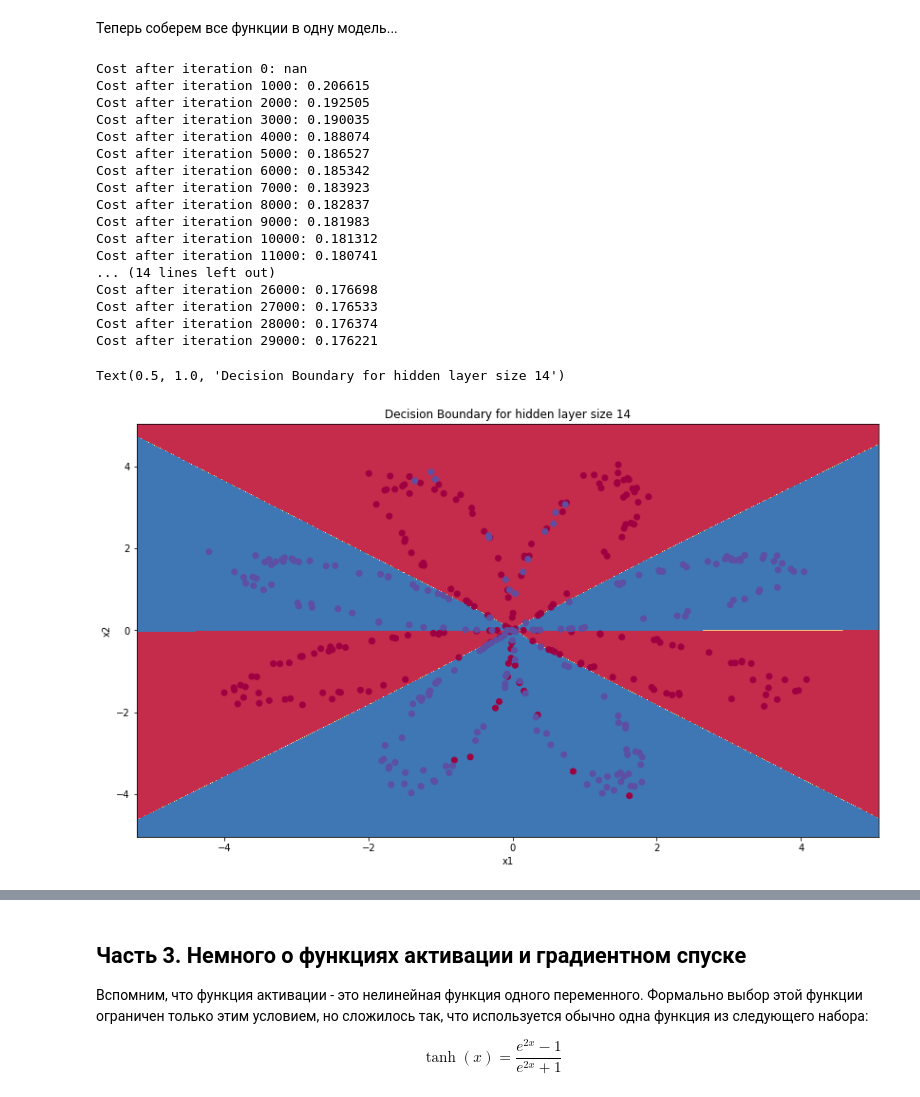
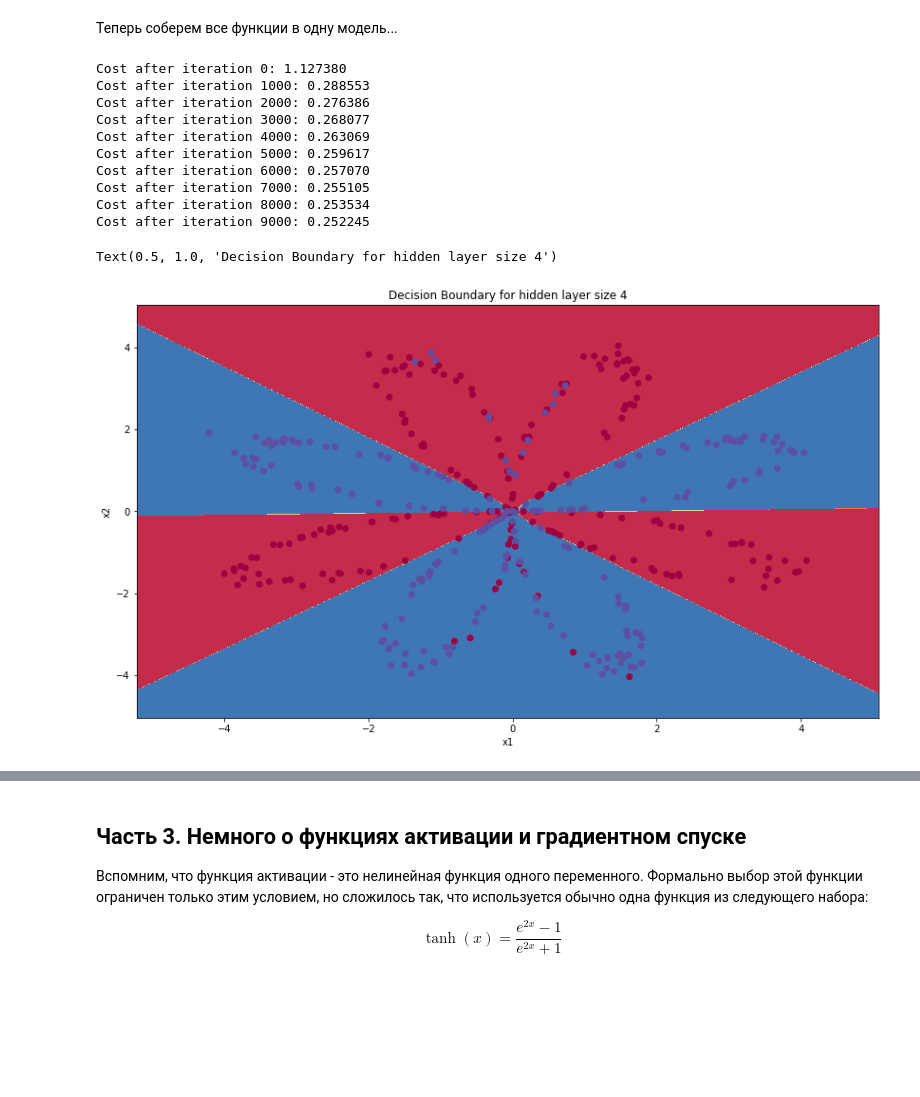
Before and after one commit to semien/cosht-nn, a Jupyter notebook: hw2/hw2_1hidden_layer_NN.ipynb, the cells around one changed output, grey strips where cells are left out. Cells and saved outputs as stored; diff of their text form; code cells hidden in the pictures; blank space fills up the shorter version.

```diff
--- a/hw2/hw2_1hidden_layer_NN.ipynb
+++ b/hw2/hw2_1hidden_layer_NN.ipynb
@@ -174,9 +163,9 @@ def initialize_parameters(n_x, n_h, n_y):
     np.random.seed(2) # ЭТУ_СТРОКУ_НЕ_РЕДАКТИРОВАТЬ
 
     ### START CODE HERE ###
-    W1 = np.random.normal(loc=0, scale=10, size=(n_h,n_x))
+    W1 = np.random.normal(loc=0, scale=1, size=(n_h,n_x))
     b1 = np.zeros((n_h,1))
-    W2 = np.random.normal(loc=0, scale=10, size=(n_y,n_h))
+    W2 = np.random.normal(loc=0, scale=1, size=(n_y,n_h))
     b2 = np.zeros((n_y,1))
     ### END CODE HERE ###
 
@@ -331,11 +320,11 @@ def backward_propagation(parameters, cache, X, Y):
 
     ### START CODE HERE ###
     dZ2 = A2 - Y
-    dW2 = (dZ2 * A1).mean()
+    dW2 = dZ2 @ A1.T / m
     db2 = dZ2.mean()
-    dZ1 = dZ2 * (1 - np.tanh(Z1)**2) * W2.T
-    dW1 = (dZ1.T.reshape((m,Z1.shape[0],1)) @ X.T.reshape((m,1,2))).mean(axis=0)
-    db1 = dZ1.mean()
+    dZ1 = W2.T @ dZ2 * (1 - np.tanh(Z1)**2)
+    dW1 = dZ1 @ X.T / m
+    db1 = dZ1.mean(axis=1).reshape((dZ1.shape[0],1))
     ### END CODE HERE ###
 
     grads = {"dW1": dW1,
@@ -461,28 +450,21 @@ def predict(parameters, X, threshold = 0.5):
 
     return predictions
 # %%
-parameters_14_30000 = nn_model(X, Y, n_h = 14, num_iterations = 30000, print_cost=True)
+parameters_4 = nn_model(X, Y, n_h = 4, num_iterations = 10000, print_cost=True)
 # Отрисуем вывод нейросети на плоскости
-plot_decision_boundary(lambda x: predict(parameters_14_30000, x.T), X, Y[0])
-plt.title("Decision Boundary for hidden layer size " + str(14))
+plot_decision_boundary(lambda x: predict(parameters_4, x.T), X, Y[0])
+plt.title("Decision Boundary for hidden layer size " + str(4))
 # %% [output]
-Cost after iteration 0: nan
-Cost after iteration 1000: 0.206615
-Cost after iteration 2000: 0.192505
-Cost after iteration 3000: 0.190035
-Cost after iteration 4000: 0.188074
-Cost after iteration 5000: 0.186527
-Cost after iteration 6000: 0.185342
-Cost after iteration 7000: 0.183923
-Cost after iteration 8000: 0.182837
-Cost after iteration 9000: 0.181983
-Cost after iteration 10000: 0.181312
-Cost after iteration 11000: 0.180741
-... (14 lines left out)
-Cost after iteration 26000: 0.176698
-Cost after iteration 27000: 0.176533
-Cost after iteration 28000: 0.176374
-Cost after iteration 29000: 0.176221
+Cost after iteration 0: 1.127380
+Cost after iteration 1000: 0.288553
+Cost after iteration 2000: 0.276386
+Cost after iteration 3000: 0.268077
+Cost after iteration 4000: 0.263069
+Cost after iteration 5000: 0.259617
+Cost after iteration 6000: 0.257070
+Cost after iteration 7000: 0.255105
+Cost after iteration 8000: 0.253534
+Cost after iteration 9000: 0.252245
-Text(0.5, 1.0, 'Decision Boundary for hidden layer size 14')
+Text(0.5, 1.0, 'Decision Boundary for hidden layer size 4')
-[figure, old version]
+[figure, new version]
 # %%
```
Also changed, not shown: parts of 2 cells of this notebook.
